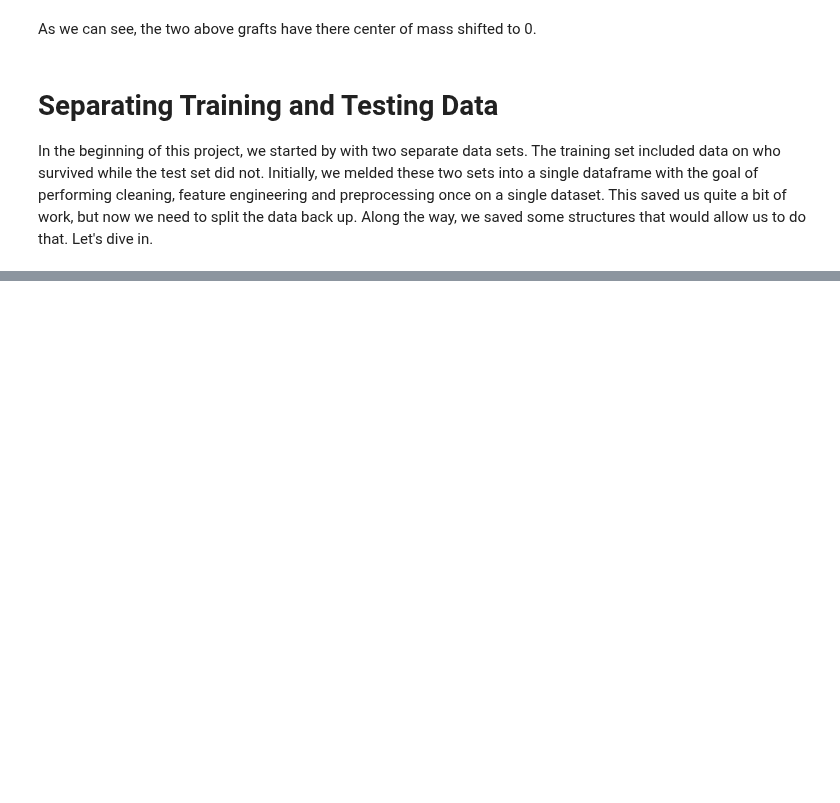
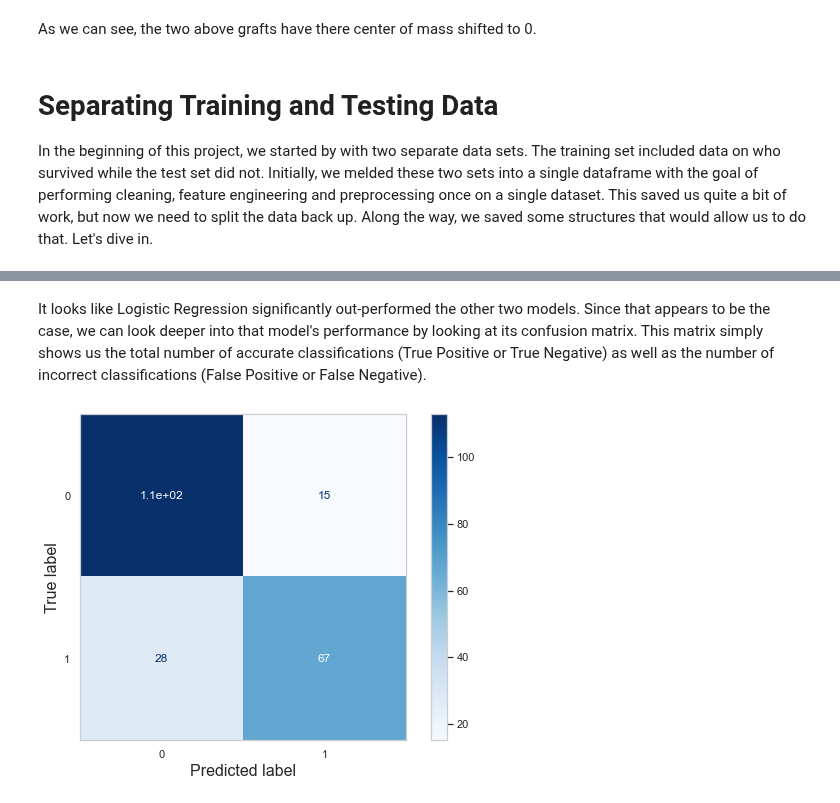
Before and after one commit to wcneill/ml-from-scratch, a Jupyter notebook: kaggle/titanic/titanic_ml.ipynb, the cells around one changed output, grey strips where cells are left out. Cells and saved outputs as stored; diff of their text form; code cells hidden in the pictures; blank space fills up the shorter version.

```diff
--- a/kaggle/titanic/titanic_ml.ipynb
+++ b/kaggle/titanic/titanic_ml.ipynb
@@ -389,5 +408,8 @@ As we can see, the two above grafts have there center of mass shifted to 0.
 
 In the beginning of this project, we started by with two separate data sets. The training set included data on who survived while the test set did not. Initially, we melded these two sets into a single dataframe with the goal of performing cleaning, feature engineering and preprocessing once on a single dataset. This saved us quite a bit of work, but now we need to split the data back up. Along the way, we saved some structures that would allow us to do that. Let's dive in.
 # %%
-train_df = df[train_idx, :]
-test_df = df[test_idx, :]
+train_df = df.loc[train_idx, :]
+test_df = df.loc[test_idx, :]
+train_df['Survived'] = survival
+
+del df
@@ -393,0 +434,7 @@ test_df = df[test_idx, :]
+# %%
+# Now let's split our training dataset into independent and target veriables:
+X = train_df.drop(['Survived'], axis=1)
+Y = train_df['Survived']
+# %%
+# And split our training data into testing and training:
+x_train, x_test, y_train, y_test = model_selection.train_test_split(X, Y, test_size=0.25, random_state=1)
@@ -393,0 +541,9 @@ test_df = df[test_idx, :]
+# %% [markdown]
+It looks like Logistic Regression significantly out-performed the other two models. Since that appears to be the case, we can look deeper into that model's performance by looking at its confusion matrix. This matrix simply shows us the total number of accurate classifications (True Positive or True Negative) as well as the number of incorrect classifications (False Positive or False Negative).
+# %%
+model = eval_df['Logistic Regression']['Classifier']
+fig, axis = plt.subplots(figsize=(9, 6))
+metrics.plot_confusion_matrix(model, x_test, y_test, cmap='Blues', ax=axis)
+plt.grid(None)
+# %% [output]
+[figure, added]
```
Also changed, not shown: parts of 38 cells of this notebook.
